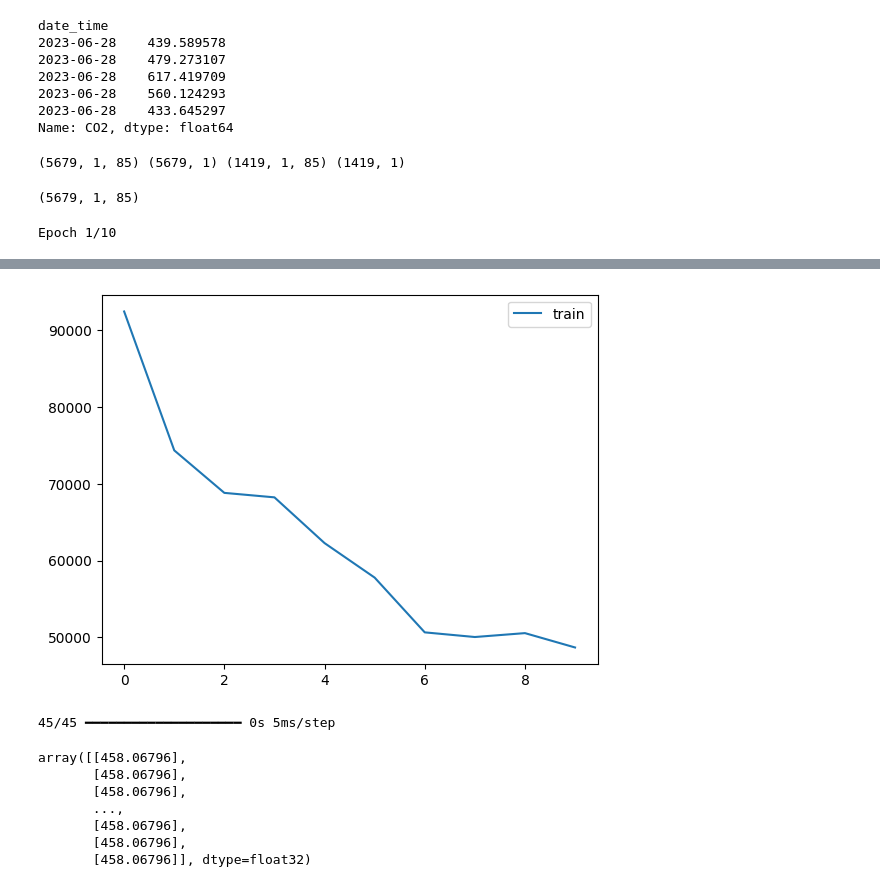
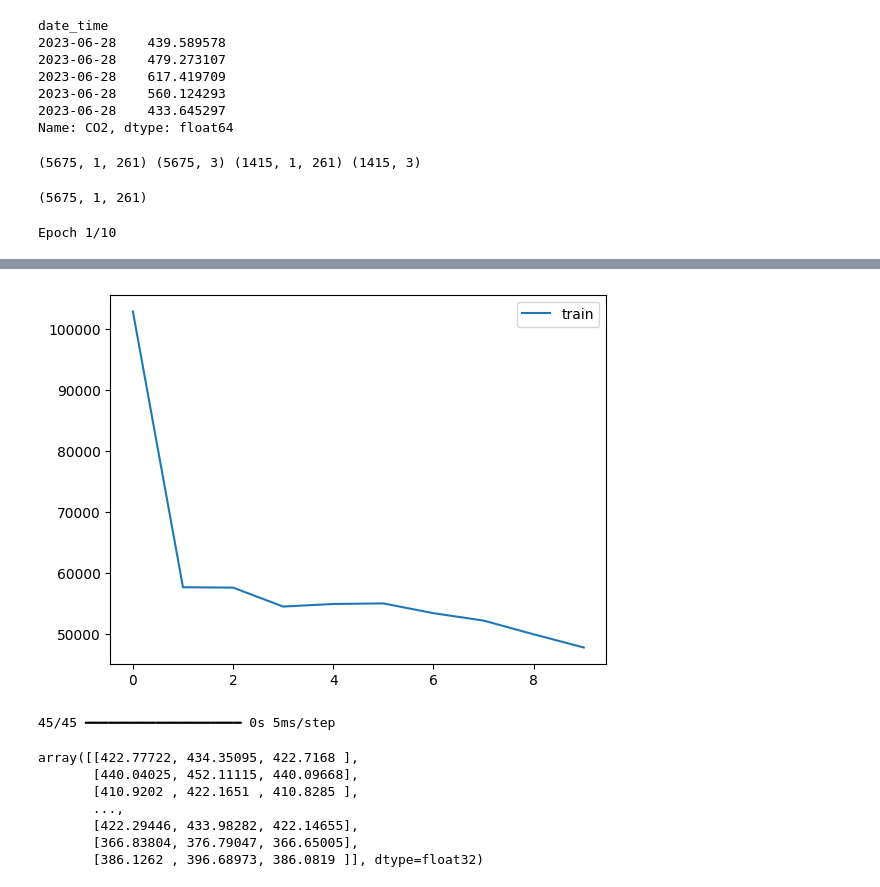
Before and after one commit to dan-vp/iot_co2_ampel_m, a Jupyter notebook: CO2_forecasting.ipynb, the cells around one changed output, grey strips where cells are left out. Saved outputs shown, nothing was run; the diff lists cells and outputs as text; code cells hidden in the pictures.

```diff
--- a/CO2_forecasting.ipynb
+++ b/CO2_forecasting.ipynb
@@ -69,5 +69,7 @@ def transform_data_for_forecasting(data, label_name, n_in, n_out, dropna = True)
 
     return data_reframed
 # %%
-train_reframed = transform_data_for_forecasting(df_train, "CO2", 1, 1)
-test_reframed = transform_data_for_forecasting(df_test, "CO2", 1, 1)
+train_reframed = transform_data_for_forecasting(df_train, "CO2", 3, 3)
+test_reframed = transform_data_for_forecasting(df_test, "CO2", 3, 3)
+
+train_reframed
@@ -130,13 +130,13 @@ def transform_to_numpy_array(train_data, test_data, n_out):
 
     return train_X, train_y, test_X, test_y
 
-train_X, train_y, test_X, test_y = transform_to_numpy_array(train_reframed, test_reframed, 1)
+train_X, train_y, test_X, test_y = transform_to_numpy_array(train_reframed, test_reframed, 3)
 # %% [output]
-(5679, 1, 85) (5679, 1) (1419, 1, 85) (1419, 1)
+(5675, 1, 261) (5675, 3) (1415, 1, 261) (1415, 3)
 # %%
 train_X.shape
 # %% [output]
-(5679, 1, 85)
+(5675, 1, 261)
 # %%
 import tensorflow as tf
 from keras.models import Sequential
@@ -170,11 +170,13 @@ class MyLSTMModel:
         self.model.summary()
 
 # Instantiate the model
-my_model = MyLSTMModel(1)
+my_model = MyLSTMModel(3)
 
-history = my_model.model.fit(train_X, train_y, epochs=10, batch_size=32,
+history = my_model.model.fit(train_X, train_y, epochs=10, batch_size=64,
                              #validation_data=(test_X, test_y),
-                             verbose=2, shuffle=False)
+                             verbose=2,
+                             #shuffle=False
+                             )
 
 pyplot.plot(history.history['loss'], label='train')
 #pyplot.plot(history.history['val_loss'], label='test')
@@ -204,19 +206,16 @@ Epoch 10/10
-[figure, old version]
+[figure, new version]
 # %%
 pred = my_model.model.predict(test_X)
 
-# pred = pd.DataFrame(pred, columns = ["pred_CO2(t)"])
-
-# pred["CO2(t)"] = test_y
 pred
 # %% [output]
 45/45 ━━━━━━━━━━━━━━━━━━━━ 0s 5ms/step
-array([[458.06796],
-       [458.06796],
-       [458.06796],
+array([[422.77722, 434.35095, 422.7168 ],
+       [440.04025, 452.11115, 440.09668],
+       [410.9202 , 422.1651 , 410.8285 ],
        ...,
-       [458.06796],
-       [458.06796],
-       [458.06796]], dtype=float32)
+       [422.29446, 433.98282, 422.14655],
+       [366.83804, 376.79047, 366.65005],
+       [386.1262 , 396.68973, 386.0819 ]], dtype=float32)
 # %%
 from sklearn.metrics import mean_squared_error, mean_absolute_percentage_error, root_mean_squared_error, r2_score
```
Also changed, not shown: parts of 4 cells of this notebook.
